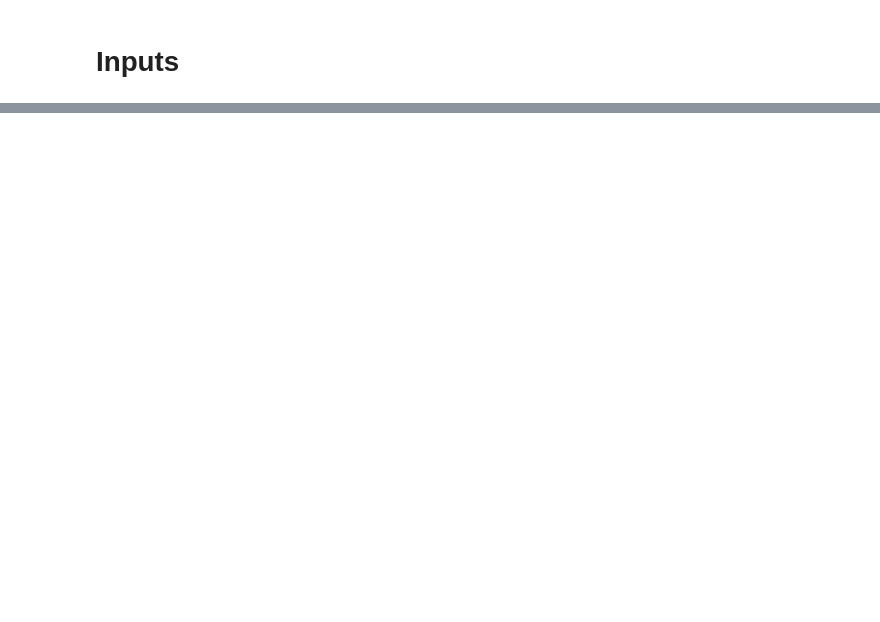
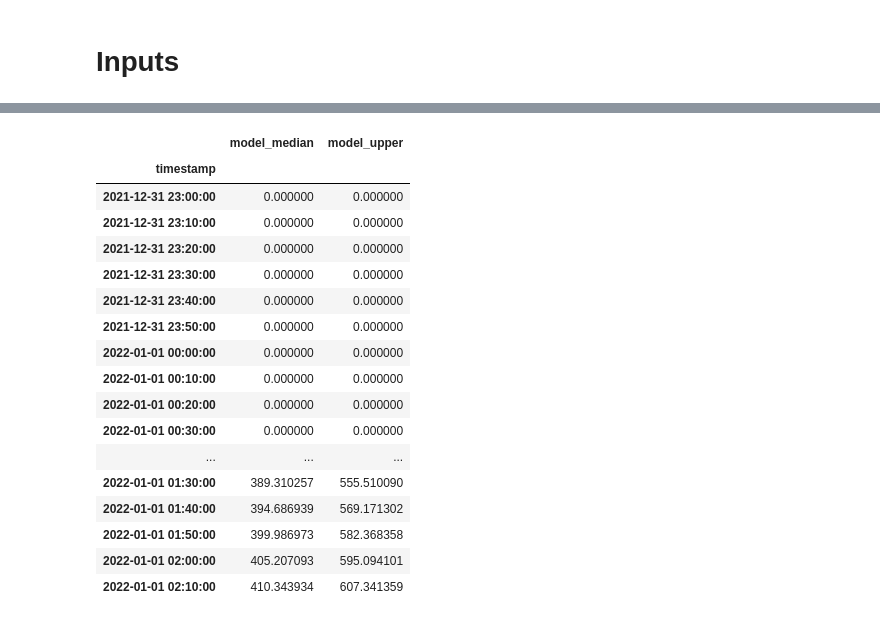
Before and after one commit to alvarofvillar/trabajopruebas, a Jupyter notebook: Script_Solucion_Elastic_Copia_Indice.ipynb, the cells around one changed output, grey strips where cells are left out. Drawn from its saved outputs; the diff is of its cells as text; code cells hidden in the pictures; blank space fills up the shorter version.

```diff
--- a/Script_Solucion_Elastic_Copia_Indice.ipynb
+++ b/Script_Solucion_Elastic_Copia_Indice.ipynb
@@ -183,0 +327,26 @@ reindex_index.reindex(source=index_data, dest=indexname, )
+# %%
+df_select['timestamp'] = pd.to_datetime(df_select.timestamp)
+# %%
+df_select_order = df_select.sort_values(by="timestamp", ascending=True)
+# %%
+df_select_order = df_select_order.set_index("timestamp")
+df_select_order.head(20)
+# %% [output]
+|  | model_median | model_upper |
+| timestamp |  |  |
+| 2021-12-31 23:00:00 | 0.000000 | 0.000000 |
+| 2021-12-31 23:10:00 | 0.000000 | 0.000000 |
+| 2021-12-31 23:20:00 | 0.000000 | 0.000000 |
+| 2021-12-31 23:30:00 | 0.000000 | 0.000000 |
+| 2021-12-31 23:40:00 | 0.000000 | 0.000000 |
+| 2021-12-31 23:50:00 | 0.000000 | 0.000000 |
+| 2022-01-01 00:00:00 | 0.000000 | 0.000000 |
+| 2022-01-01 00:10:00 | 0.000000 | 0.000000 |
+| 2022-01-01 00:20:00 | 0.000000 | 0.000000 |
+| 2022-01-01 00:30:00 | 0.000000 | 0.000000 |
+| ... | ... | ... |
+| 2022-01-01 01:30:00 | 389.310257 | 555.510090 |
+| 2022-01-01 01:40:00 | 394.686939 | 569.171302 |
+| 2022-01-01 01:50:00 | 399.986973 | 582.368358 |
+| 2022-01-01 02:00:00 | 405.207093 | 595.094101 |
+| 2022-01-01 02:10:00 | 410.343934 | 607.341359 |
```
Also changed, not shown: parts of 23 cells of this notebook.
